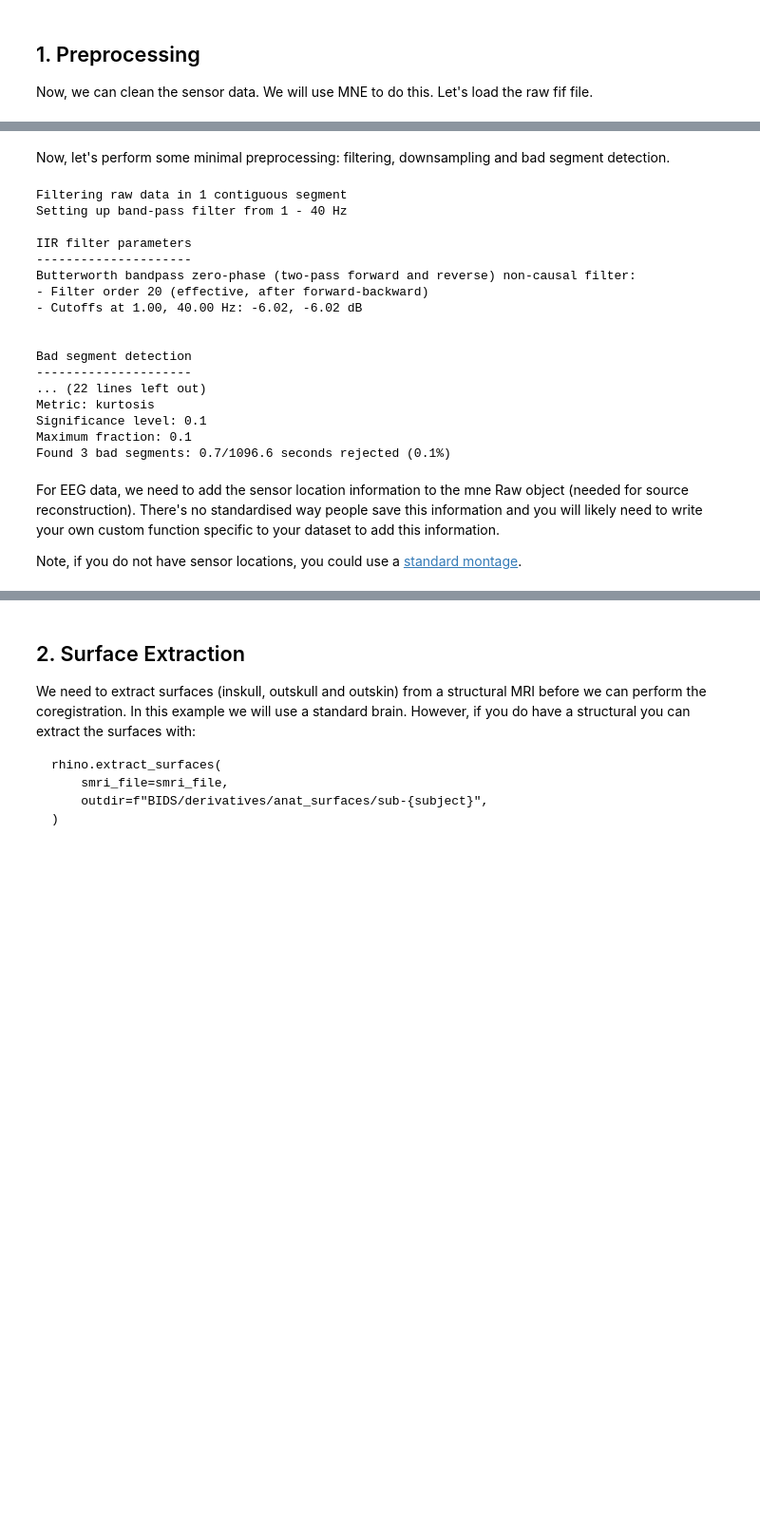
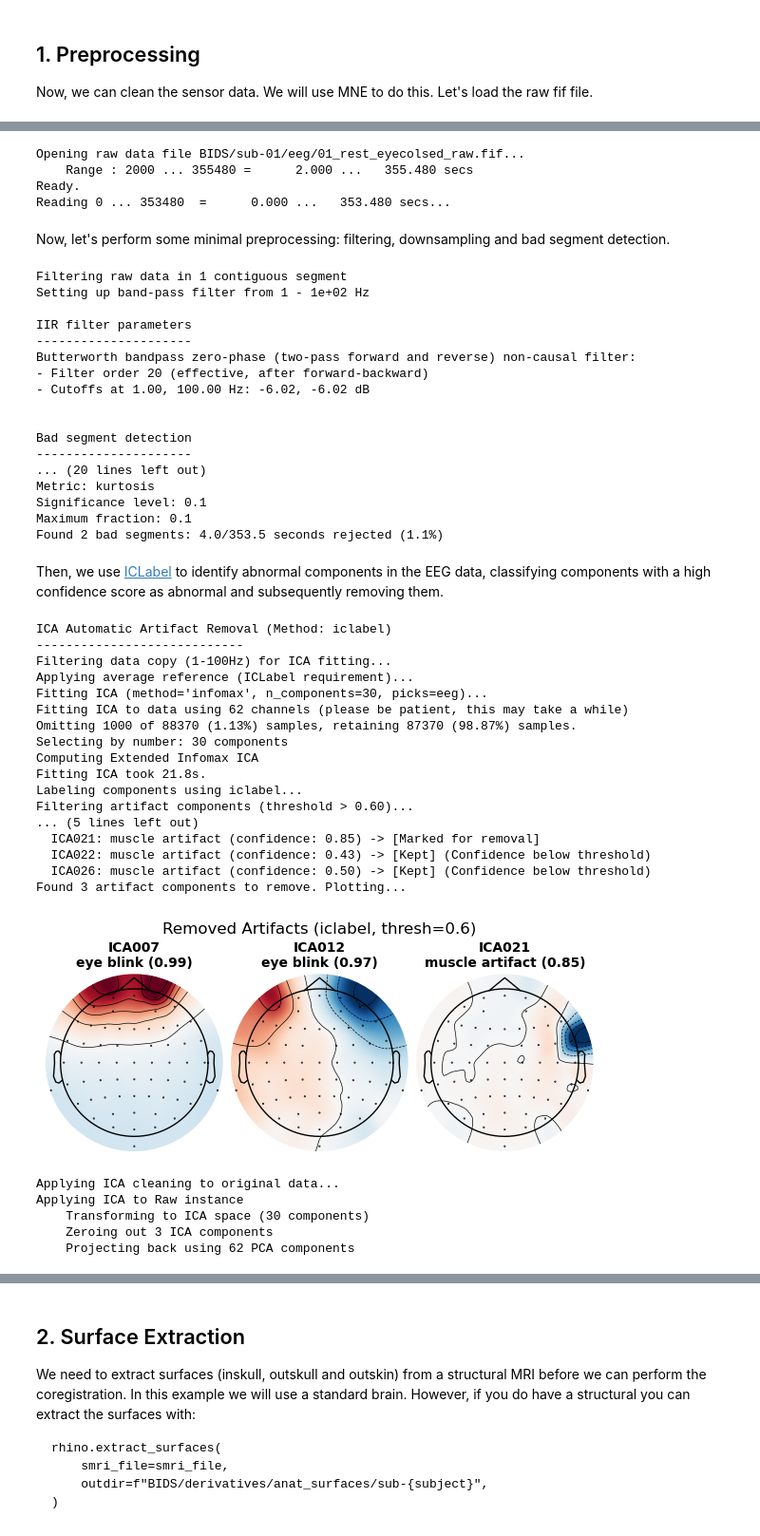
Before and after one commit to OHBA-analysis/Canonical-HMM-Networks, a Jupyter notebook: eeg.ipynb, the cells around one changed output, grey strips where cells are left out. Shown at 95% size. Saved outputs shown, nothing was run; the diff lists cells and outputs as text; code cells hidden in the pictures; blank space fills up the shorter version.

```diff
--- a/eeg.ipynb
+++ b/eeg.ipynb
@@ -97,52 +92,62 @@ Reading 0 ... 2741399  =      0.000 ...  1096.560 secs...
+# %%
+raw = mne.io.read_raw_fif(f"BIDS/{session_id}/eeg/{subject_id}_raw.fif", preload=True)
+# %% [output]
+Opening raw data file BIDS/sub-01/eeg/01_rest_eyecolsed_raw.fif...
+    Range : 2000 ... 355480 =      2.000 ...   355.480 secs
+Ready.
+Reading 0 ... 353480  =      0.000 ...   353.480 secs...
 # %% [markdown]
 Now, let's perform some minimal preprocessing: filtering, downsampling and bad segment detection.
 # %%
-raw = raw.filter(l_freq=1, h_freq=40, method="iir", iir_params={"order": 5, "ftype": "butter"})
+raw = raw.filter(l_freq=1, h_freq=100, method="iir", iir_params={"order": 5, "ftype": "butter"})
 raw = raw.resample(sfreq=250)
 raw = preproc.detect_bad_segments(raw, picks="eeg", significance_level=0.1)
 raw = preproc.detect_bad_segments(raw, picks="eeg", mode="diff", significance_level=0.1)
 raw = preproc.detect_bad_segments(raw, picks="eeg", metric="kurtosis", significance_level=0.1)
 # %% [output]
 Filtering raw data in 1 contiguous segment
-Setting up band-pass filter from 1 - 40 Hz
+Setting up band-pass filter from 1 - 1e+02 Hz
 
 IIR filter parameters
 ---------------------
 Butterworth bandpass zero-phase (two-pass forward and reverse) non-causal filter:
 - Filter order 20 (effective, after forward-backward)
-- Cutoffs at 1.00, 40.00 Hz: -6.02, -6.02 dB
+- Cutoffs at 1.00, 100.00 Hz: -6.02, -6.02 dB
 
 
 Bad segment detection
 ---------------------
-... (22 lines left out)
+... (20 lines left out)
 Metric: kurtosis
 Significance level: 0.1
 Maximum fraction: 0.1
-Found 3 bad segments: 0.7/1096.6 seconds rejected (0.1%)
+Found 2 bad segments: 4.0/353.5 seconds rejected (1.1%)
-# %% [markdown]
-For EEG data, we need to add the sensor location information to the mne Raw object (needed for source reconstruction). There's no standardised way people save this information and you will likely need to write your own custom function specific to your dataset to add this information.
-
-Note, if you do not have sensor locations, you could use a [standard montage](https://mne.tools/stable/auto_tutorials/intro/40_sensor_locations.html#sphx-glr-auto-tutorials-intro-40-sensor-locations-py).
-# %%
-def set_channel_montage(raw, localiser_file):
-    X = io.loadmat(localiser_file, simplify_cells=True)
-    ch_pos = {}
-    for i in range(len(X["Channel"]) - 1):  # final channel is reference
-        key = X["Channel"][i]["Name"].split("_")[2]
-        if key[:2] == "FP":
-            key = "Fp" + key[2]
-        value = X["Channel"][i]["Loc"]
-        ch_pos[key] = value
-    hp = X["HeadPoints"]["Loc"]
-    nas = np.mean([hp[:, 0], hp[:, 3]], axis=0)
-    lpa = np.mean([hp[:, 1], hp[:, 4]], axis=0)
-    rpa = np.mean([hp[:, 2], hp[:, 5]], axis=0)
-    dig = mne.channels.make_dig_montage(ch_pos=ch_pos, nasion=nas, lpa=lpa, rpa=rpa)
-    return raw.set_montage(dig)
-
-raw = set_channel_montage(
-    raw,
-    localiser_file=f"BIDS/sub-{subject}/eeg/{id}_loc.mat",
-)
+# %% [markdown]
+Then, we use [ICLabel](https://mne.tools/mne-icalabel/stable/index.html) to identify abnormal components in the EEG data, classifying components with a high confidence score as abnormal and subsequently removing them.
+# %%
+raw = preproc.ica_ICLabel(raw, picks="eeg",n_components=30,threshold=0.6)
+# %% [output]
+ICA Automatic Artifact Removal (Method: iclabel)
+----------------------------
+Filtering data copy (1-100Hz) for ICA fitting...
+Applying average reference (ICLabel requirement)...
+Fitting ICA (method='infomax', n_components=30, picks=eeg)...
+Fitting ICA to data using 62 channels (please be patient, this may take a while)
+Omitting 1000 of 88370 (1.13%) samples, retaining 87370 (98.87%) samples.
+Selecting by number: 30 components
+Computing Extended Infomax ICA
+Fitting ICA took 21.8s.
+Labeling components using iclabel...
+Filtering artifact components (threshold > 0.60)...
+... (5 lines left out)
+  ICA021: muscle artifact (confidence: 0.85) -> [Marked for removal]
+  ICA022: muscle artifact (confidence: 0.43) -> [Kept] (Confidence below threshold)
+  ICA026: muscle artifact (confidence: 0.50) -> [Kept] (Confidence below threshold)
+Found 3 artifact components to remove. Plotting...
+[figure, added]
+Applying ICA cleaning to original data...
+Applying ICA to Raw instance
+    Transforming to ICA space (30 components)
+    Zeroing out 3 ICA components
+    Projecting back using 62 PCA components
 # %% [markdown]
```
Also changed, not shown: parts of 26 cells of this notebook, 2 other files.
